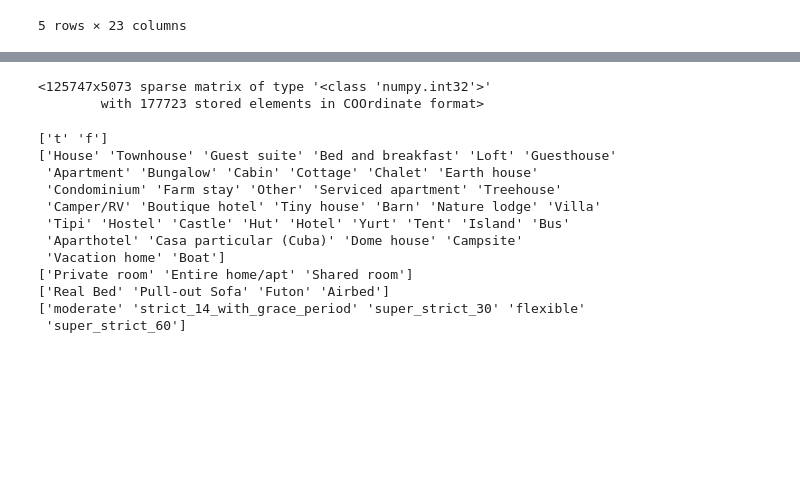
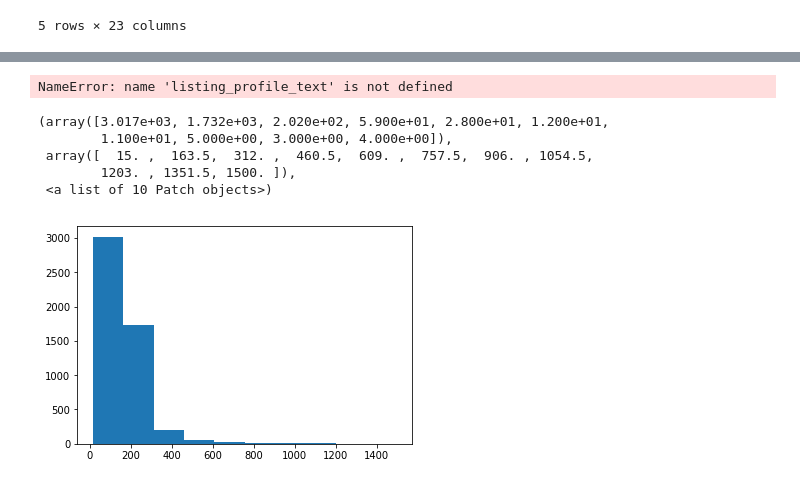
Before and after one commit to itsmemala/Airbnb, a Jupyter notebook: Recommendation/LightFM.ipynb, the cells around one changed output, grey strips where cells are left out. Cells and saved outputs as stored; diff of their text form; code cells hidden in the pictures; blank space fills up the shorter version.

```diff
--- a/Recommendation/LightFM.ipynb
+++ b/Recommendation/LightFM.ipynb
@@ -334,27 +138,0 @@ data.head()
-# %%
-(interactions, weights) = dataset.build_interactions(((data.loc[i,'reviewer_id'],data.loc[i,'listing_id'],data.loc[i,'overall_avg'])
-                                                      for i in range(0,len(data))))
-print(repr(interactions))
-# %% [output]
-<125747x5073 sparse matrix of type '<class 'numpy.int32'>'
-        with 177723 stored elements in COOrdinate format>
-# %%
-temp_list = []
-for c in text_c:
-    print(listing_profile_text[c].unique())
-    temp_loop = list(listing_profile_text[c].unique())
-    for x in temp_loop:
-        temp_list.append(x)
-# %% [output]
-['t' 'f']
-['House' 'Townhouse' 'Guest suite' 'Bed and breakfast' 'Loft' 'Guesthouse'
- 'Apartment' 'Bungalow' 'Cabin' 'Cottage' 'Chalet' 'Earth house'
- 'Condominium' 'Farm stay' 'Other' 'Serviced apartment' 'Treehouse'
- 'Camper/RV' 'Boutique hotel' 'Tiny house' 'Barn' 'Nature lodge' 'Villa'
- 'Tipi' 'Hostel' 'Castle' 'Hut' 'Hotel' 'Yurt' 'Tent' 'Island' 'Bus'
- 'Aparthotel' 'Casa particular (Cuba)' 'Dome house' 'Campsite'
- 'Vacation home' 'Boat']
-['Private room' 'Entire home/apt' 'Shared room']
-['Real Bed' 'Pull-out Sofa' 'Futon' 'Airbed']
-['moderate' 'strict_14_with_grace_period' 'super_strict_30' 'flexible'
- 'super_strict_60']
@@ -360,0 +143,22 @@ for c in text_c:
+# %%
+listing_profile_text.columns
+# %% [output]
+NameError: name 'listing_profile_text' is not defined
+# %%
+#Pre-process listing features for lightfm
+
+#Drop unwanted columns and convert price related columns to float type
+listing_profile_text = listing_profile
+listing_profile_text = listing_profile_text.drop(['neighbourhood_cleansed'], axis=1 )
+listing_profile_text.price = listing_profile_text.price.str[1:].replace(',','', regex=True).astype(float)
+listing_profile_text['security_deposit (% of price)'] = listing_profile_text['security_deposit (% of price)'].str[1:].replace(',','', regex=True).replace('%','', regex=True).astype(float)
+listing_profile_text['cleaning_fee (% of price)'] = listing_profile_text['cleaning_fee (% of price)'].str[1:].replace(',','', regex=True).replace('%','', regex=True).astype(float)
+# %%
+plt.hist(listing_profile_text.price) #4 bins
+# %% [output]
+(array([3.017e+03, 1.732e+03, 2.020e+02, 5.900e+01, 2.800e+01, 1.200e+01,
+        1.100e+01, 5.000e+00, 3.000e+00, 4.000e+00]),
+ array([  15. ,  163.5,  312. ,  460.5,  609. ,  757.5,  906. , 1054.5,
+        1203. , 1351.5, 1500. ]),
+ <a list of 10 Patch objects>)
+[figure, added]
```
Also changed, not shown: parts of 73 cells of this notebook.
